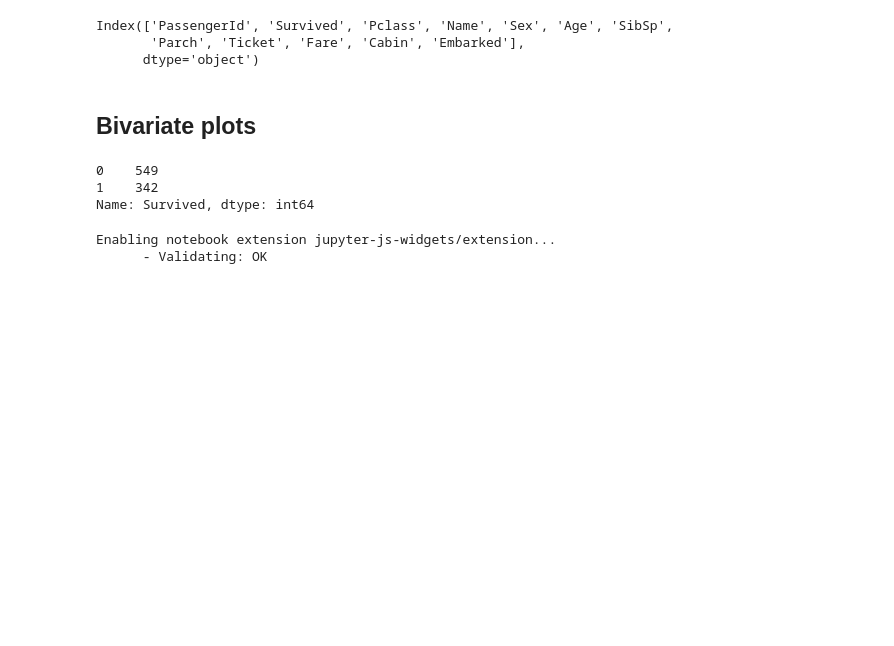
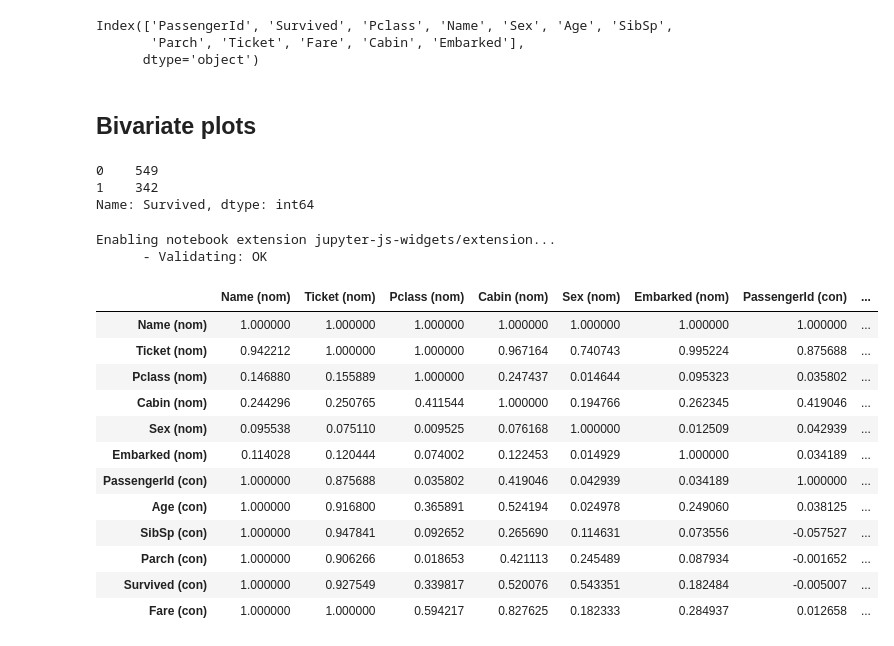
Before and after one commit to edoardovivo/MLAutoEDA, a Jupyter notebook: AutoEDA.ipynb, the cells around one changed output. Drawn from its saved outputs; the diff is of its cells as text; code cells hidden in the pictures; blank space fills up the shorter version.

Commit message:
Added associations plot

```diff
--- a/AutoEDA.ipynb
+++ b/AutoEDA.ipynb
@@ -99,3 +102,23 @@ Enabling notebook extension jupyter-js-widgets/extension...
       - Validating: OK
 # %%
 sns.set_style('darkgrid')
+# %%
+corr_dict = nominal.compute_associations(dataframe, theil_u=True, clustering=True,
+                    nan_strategy='drop_samples',
+                    mark_columns=True)
+# %%
+corr_dict
+# %% [output]
+|  | Name (nom) | Ticket (nom) | Pclass (nom) | Cabin (nom) | Sex (nom) | Embarked (nom) | PassengerId (con) | ... |
+| Name (nom) | 1.000000 | 1.000000 | 1.000000 | 1.000000 | 1.000000 | 1.000000 | 1.000000 | ... |
+| Ticket (nom) | 0.942212 | 1.000000 | 1.000000 | 0.967164 | 0.740743 | 0.995224 | 0.875688 | ... |
+| Pclass (nom) | 0.146880 | 0.155889 | 1.000000 | 0.247437 | 0.014644 | 0.095323 | 0.035802 | ... |
+| Cabin (nom) | 0.244296 | 0.250765 | 0.411544 | 1.000000 | 0.194766 | 0.262345 | 0.419046 | ... |
+| Sex (nom) | 0.095538 | 0.075110 | 0.009525 | 0.076168 | 1.000000 | 0.012509 | 0.042939 | ... |
+| Embarked (nom) | 0.114028 | 0.120444 | 0.074002 | 0.122453 | 0.014929 | 1.000000 | 0.034189 | ... |
+| PassengerId (con) | 1.000000 | 0.875688 | 0.035802 | 0.419046 | 0.042939 | 0.034189 | 1.000000 | ... |
+| Age (con) | 1.000000 | 0.916800 | 0.365891 | 0.524194 | 0.024978 | 0.249060 | 0.038125 | ... |
+| SibSp (con) | 1.000000 | 0.947841 | 0.092652 | 0.265690 | 0.114631 | 0.073556 | -0.057527 | ... |
+| Parch (con) | 1.000000 | 0.906266 | 0.018653 | 0.421113 | 0.245489 | 0.087934 | -0.001652 | ... |
+| Survived (con) | 1.000000 | 0.927549 | 0.339817 | 0.520076 | 0.543351 | 0.182484 | -0.005007 | ... |
+| Fare (con) | 1.000000 | 1.000000 | 0.594217 | 0.827625 | 0.182333 | 0.284937 | 0.012658 | ... |
```
Also changed, not shown: parts of 9 cells of this notebook, 1 other file.
